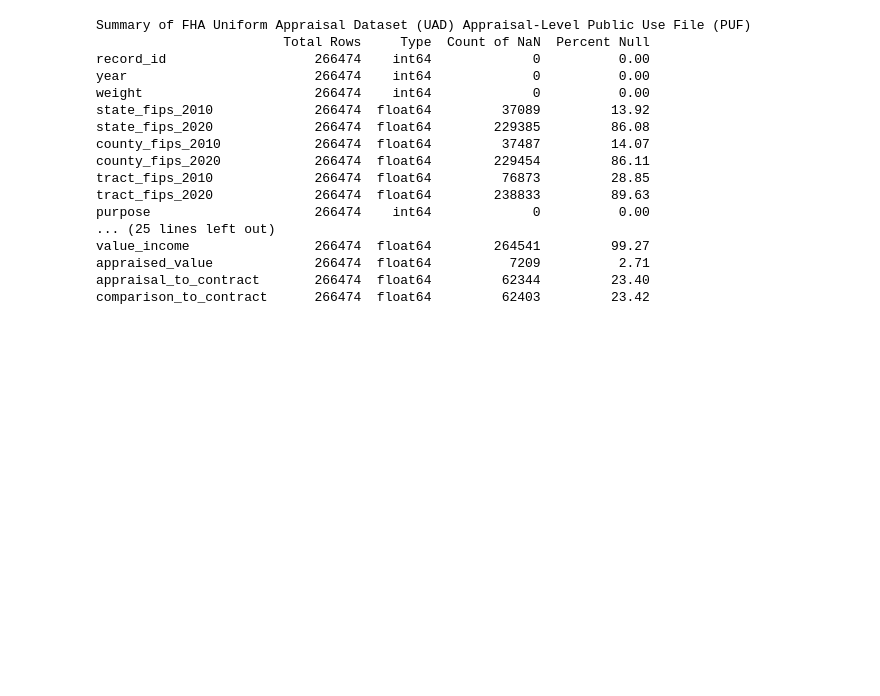
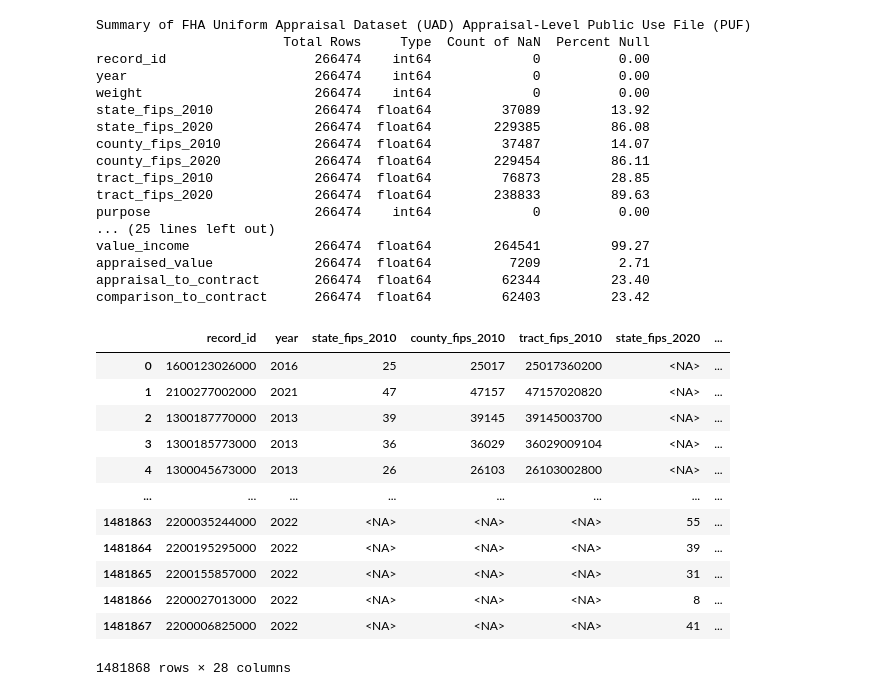
Before and after one commit to white-joseph/housing-mortgage-data, a Jupyter notebook: notebooks/investigate_uad.ipynb, the cells around one changed output. Saved outputs shown, nothing was run; the diff lists cells and outputs as text; code cells hidden in the pictures; blank space fills up the shorter version.

```diff
--- a/notebooks/investigate_uad.ipynb
+++ b/notebooks/investigate_uad.ipynb
@@ -99,3 +82,27 @@ value_income                266474  float64        264541         99.27
 appraised_value             266474  float64          7209          2.71
 appraisal_to_contract       266474  float64         62344         23.40
 comparison_to_contract      266474  float64         62403         23.42
+# %%
+keep_cols = ["record_id",
+             "year",
+             "state_fips_2010",
+             "county_fips_2010",
+             "tract_fips_2010",
+             "state_fips_2020",
+             "county_fips_2020",
+             "tract_fips_2020",
+             "purpose",
+             "owner_occupied",
+             "contract_price",
+             "lot_size",
+             "quality",
+             "condition",
+             "bathrooms",
+             "bedrooms",
+             "gross_living_area",
+             "appraised_value",
+             "appraisal_to_contract"
+            ]
+
+enterprise_clean = enterprise_df[keep_cols].copy()
+fha_clean = fha_df[keep_cols].copy()
@@ -101,0 +149,30 @@ comparison_to_contract      266474  float64         62403         23.42
+# %%
+enterprise_clean["state_fips"] = np.where(enterprise_clean["year"] == 2022, enterprise_clean["state_fips_2020_clean"], enterprise_clean["state_fips_2010_clean"])
+enterprise_clean["state_fips"] = enterprise_clean["state_fips"].astype("string")
+enterprise_clean["county_fips"] = np.where(enterprise_clean["year"] == 2022, enterprise_clean["county_fips_2020_clean"], enterprise_clean["county_fips_2010_clean"])
+enterprise_clean["county_fips"] = enterprise_clean["county_fips"].astype("string")
+enterprise_clean["tract_fips"] = np.where(enterprise_clean["year"] == 2022, enterprise_clean["tract_fips_2020_clean"], enterprise_clean["tract_fips_2010_clean"])
+enterprise_clean["tract_fips"] = enterprise_clean["tract_fips"].astype("string")
+
+fha_clean["state_fips"] = np.where(fha_clean["year"] == 2022, fha_clean["state_fips_2020_clean"], fha_clean["state_fips_2010_clean"])
+fha_clean["state_fips"] = fha_clean["state_fips"].astype("string")
+fha_clean["county_fips"] = np.where(fha_clean["year"] == 2022, fha_clean["county_fips_2020_clean"], fha_clean["county_fips_2010_clean"])
+fha_clean["county_fips"] = fha_clean["county_fips"].astype("string")
+fha_clean["tract_fips"] = np.where(fha_clean["year"] == 2022, fha_clean["tract_fips_2020_clean"], fha_clean["tract_fips_2010_clean"])
+fha_clean["tract_fips"] = fha_clean["tract_fips"].astype("string")
+# %%
+enterprise_clean
+# %% [output]
+|  | record_id | year | state_fips_2010 | county_fips_2010 | tract_fips_2010 | state_fips_2020 | ... |
+| 0 | 1600123026000 | 2016 | 25 | 25017 | 25017360200 | <NA> | ... |
+| 1 | 2100277002000 | 2021 | 47 | 47157 | 47157020820 | <NA> | ... |
+| 2 | 1300187770000 | 2013 | 39 | 39145 | 39145003700 | <NA> | ... |
+| 3 | 1300185773000 | 2013 | 36 | 36029 | 36029009104 | <NA> | ... |
+| 4 | 1300045673000 | 2013 | 26 | 26103 | 26103002800 | <NA> | ... |
+| ... | ... | ... | ... | ... | ... | ... | ... |
+| 1481863 | 2200035244000 | 2022 | <NA> | <NA> | <NA> | 55 | ... |
+| 1481864 | 2200195295000 | 2022 | <NA> | <NA> | <NA> | 39 | ... |
+| 1481865 | 2200155857000 | 2022 | <NA> | <NA> | <NA> | 31 | ... |
+| 1481866 | 2200027013000 | 2022 | <NA> | <NA> | <NA> | 8 | ... |
+| 1481867 | 2200006825000 | 2022 | <NA> | <NA> | <NA> | 41 | ... |
+1481868 rows × 28 columns
```
Also changed, not shown: parts of 13 cells of this notebook, 1 other file.
